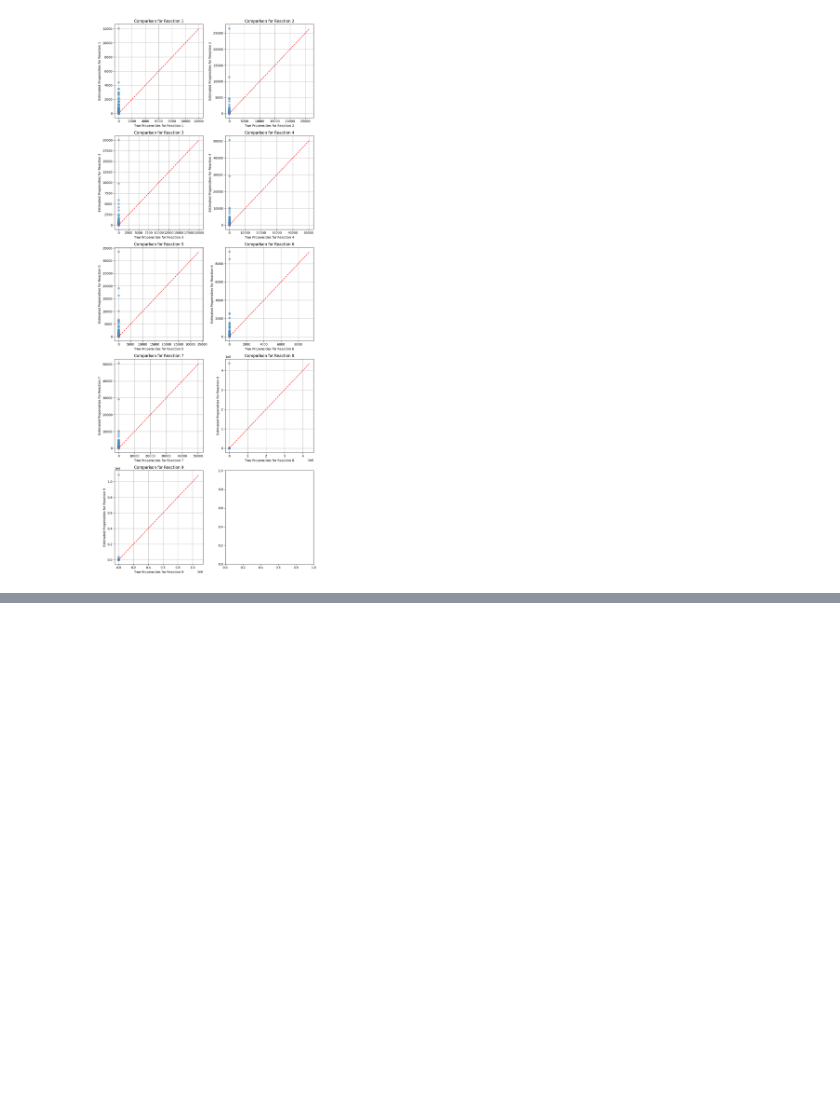
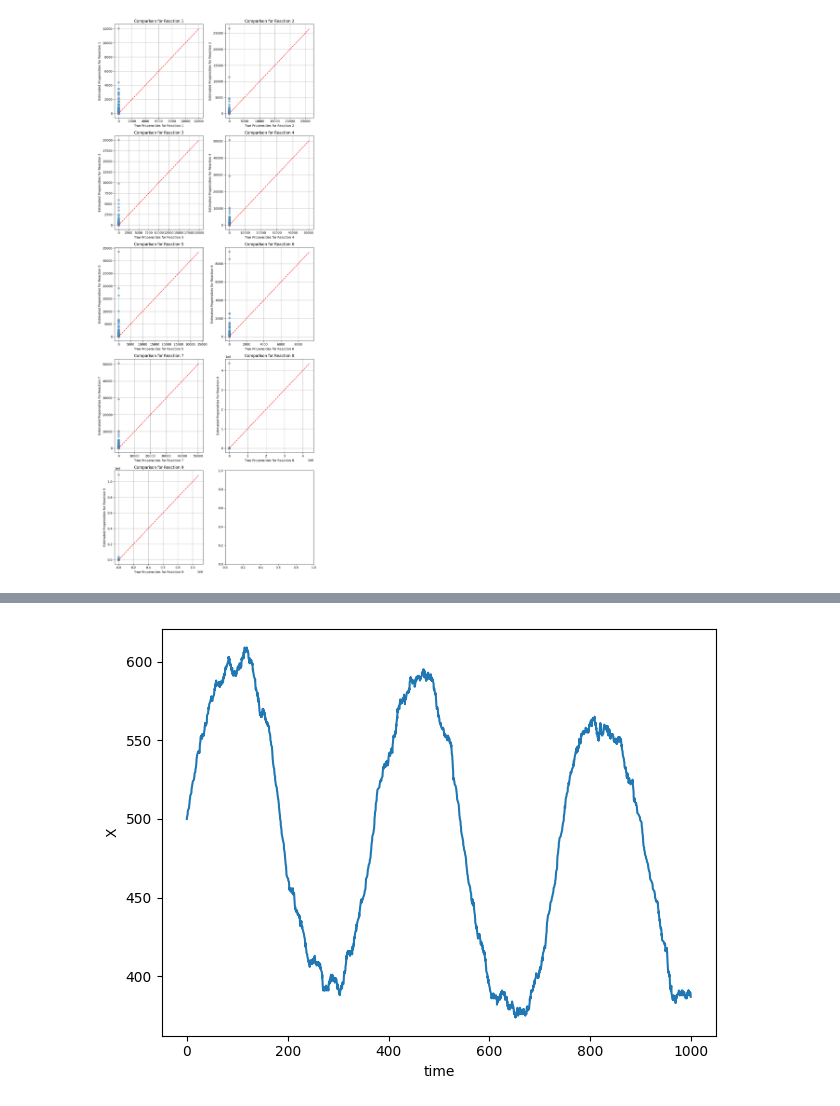
Before and after one commit to Mijan/NN-CTMC, a Jupyter notebook: Jupyter_notebooks/MLE.ipynb, the cells around one changed output, grey strips where cells are left out. Cells and saved outputs as stored; diff of their text form; code cells hidden in the pictures; blank space fills up the shorter version.

Commit message:
birth-death model from paper added (even though it does not make much sense...)

```diff
--- a/Jupyter_notebooks/MLE.ipynb
+++ b/Jupyter_notebooks/MLE.ipynb
@@ -51,0 +55,12 @@ fig.show()
+# %%
+from src.Models.models import BirthDeathPaper
+model_bdp = BirthDeathPaper()
+simulator_bdp = SSASimulator(model_bdp)
+
+parameters = model_bdp.getDefaultParameter()
+y, t = simulator_bdp.run_ssa(np.array([500]), 1000, parameters)
+# %%
+plotter = SysPlotter()
+fig = plotter.plotSystem(y, t, model_bdp)
+# %% [output]
+[figure, added]
```
Also changed, not shown: parts of 3 cells of this notebook, 1 other file.
